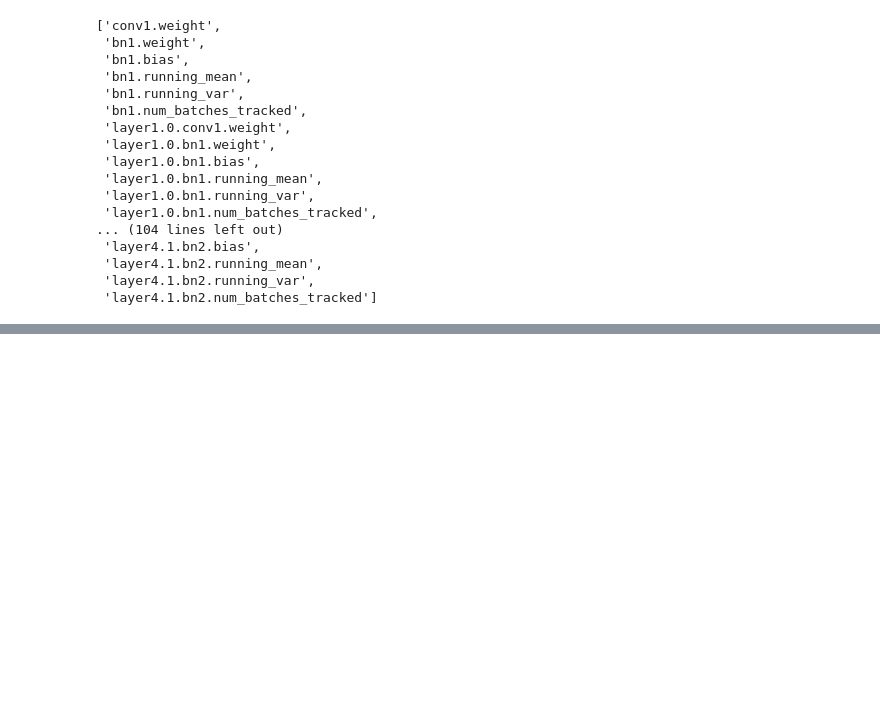
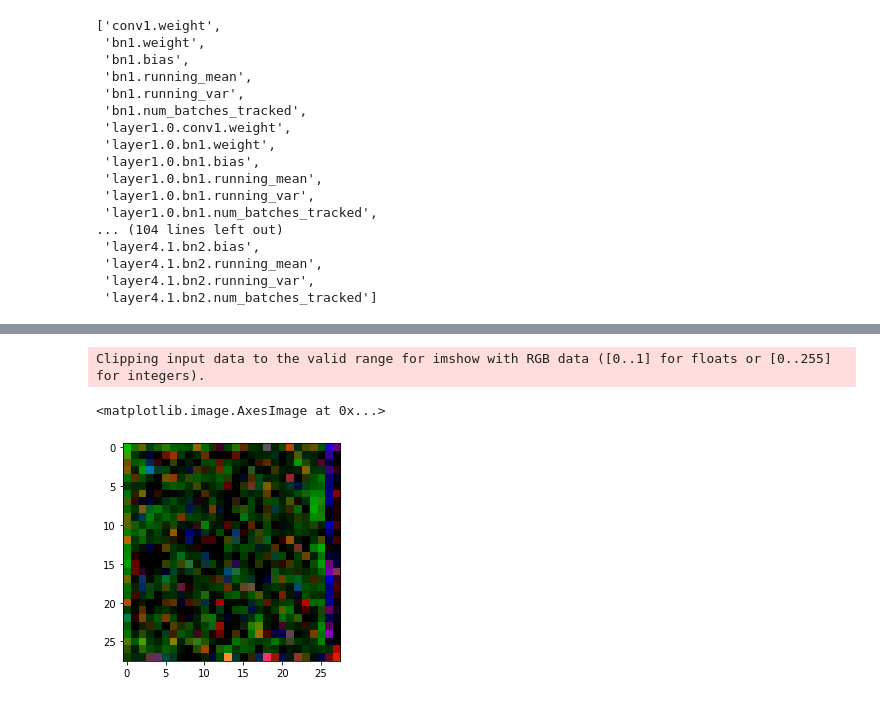
Before and after one commit to xiankgx/face-parsing.PyTorch, a Jupyter notebook: Convert model PyTorch to TensorFlow.ipynb, the cells around one changed output, grey strips where cells are left out. Drawn from its saved outputs; the diff is of its cells as text; code cells hidden in the pictures; blank space fills up the shorter version.

```diff
--- a/Convert model PyTorch to TensorFlow.ipynb
+++ b/Convert model PyTorch to TensorFlow.ipynb
@@ -365,2 +297,4 @@ Resnet18(
 # %%
-state_dict = torch.load("resnet18-5c106cde.pth")
+resnet18_state_dict = torch.load("resnet18-5c106cde.pth")
+# %%
+net_tf.load_weights_pytorch(resnet18_state_dict)
@@ -629,0 +503,2 @@ NameError: name 'ContextPath' is not defined
+# %%
+fixed_input = np.random.rand(16, 224, 224, 3).astype(np.float32)
@@ -629,0 +509,2 @@ NameError: name 'ContextPath' is not defined
+# %%
+pred_tf = net_tf(fixed_input)
@@ -629,0 +565,6 @@ NameError: name 'ContextPath' is not defined
+# %%
+plt.imshow(pred_tf[0].numpy()[0][..., :3])
+# %% [output]
+Clipping input data to the valid range for imshow with RGB data ([0..1] for floats or [0..255] for integers).
+<matplotlib.image.AxesImage at 0x...>
+[figure, added]
```
Also changed, not shown: parts of 75 cells of this notebook.
